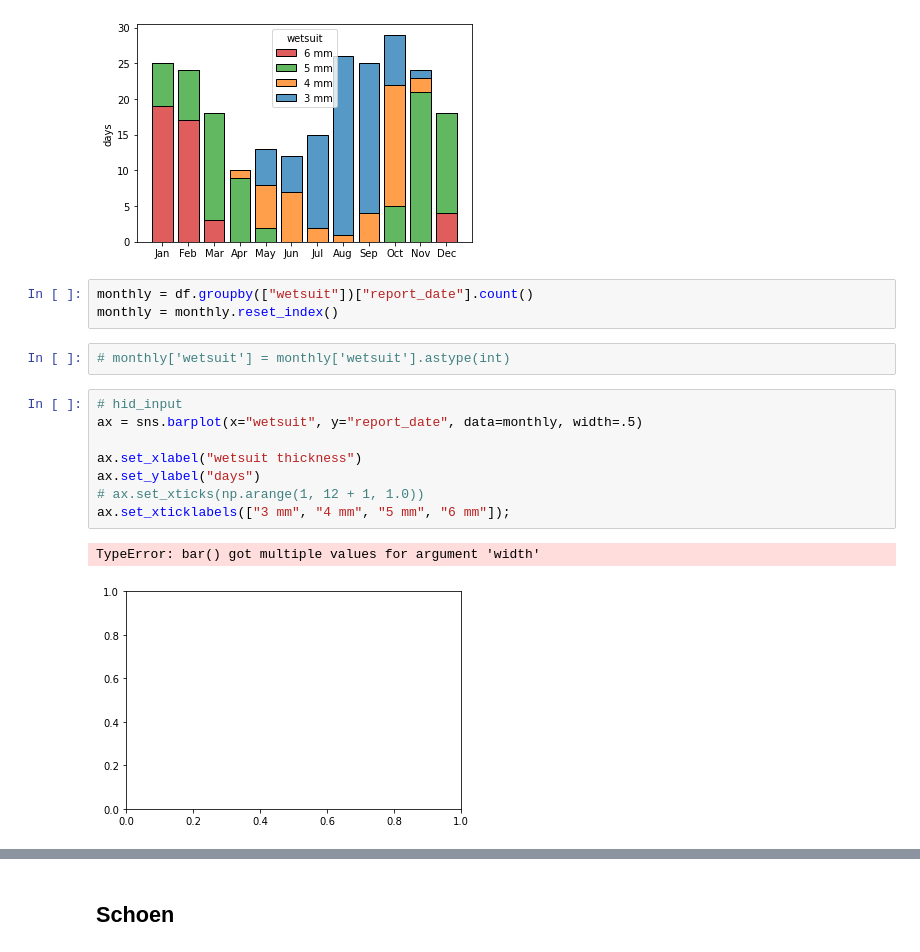
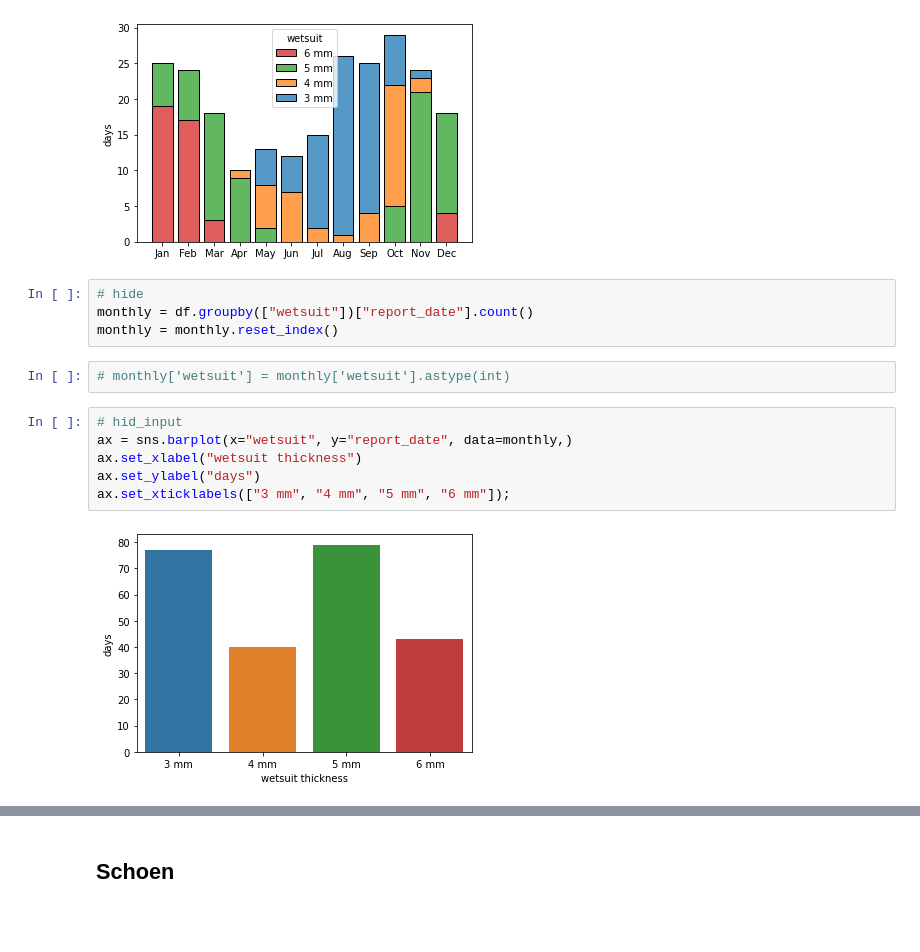
Before and after one commit to jinchao-chen/blog_posts, a Jupyter notebook: _notebooks/2021-02-14-wetsuit-guide.ipynb, the cells around one changed output, grey strips where cells are left out. Saved outputs shown, nothing was run; the diff lists cells and outputs as text; blank space fills up the shorter version.

Commit message:
Include interactive plots

```diff
--- a/_notebooks/2021-02-14-wetsuit-guide.ipynb
+++ b/_notebooks/2021-02-14-wetsuit-guide.ipynb
@@ -184,18 +192,16 @@ fig = ax.figure
 # %% [output]
 [figure]
 # %%
+# hide
 monthly = df.groupby(["wetsuit"])["report_date"].count()
 monthly = monthly.reset_index()
 # %%
 # monthly['wetsuit'] = monthly['wetsuit'].astype(int)
 # %%
 # hid_input
-ax = sns.barplot(x="wetsuit", y="report_date", data=monthly, width=.5)
-
+ax = sns.barplot(x="wetsuit", y="report_date", data=monthly,)
 ax.set_xlabel("wetsuit thickness")
 ax.set_ylabel("days")
-# ax.set_xticks(np.arange(1, 12 + 1, 1.0))
 ax.set_xticklabels(["3 mm", "4 mm", "5 mm", "6 mm"]);
 # %% [output]
-TypeError: bar() got multiple values for argument 'width'
-[figure, old version]
+[figure, new version]
```
Also changed, not shown: parts of 11 cells of this notebook.
